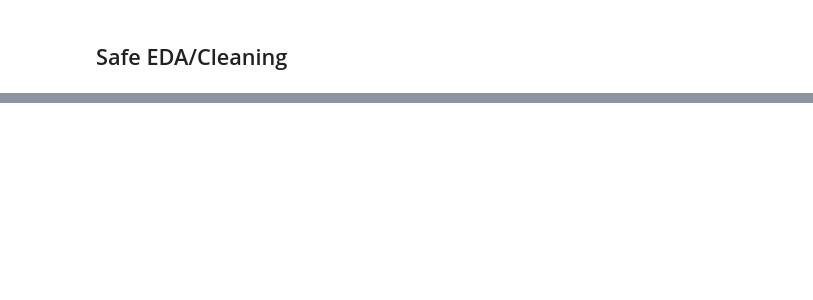
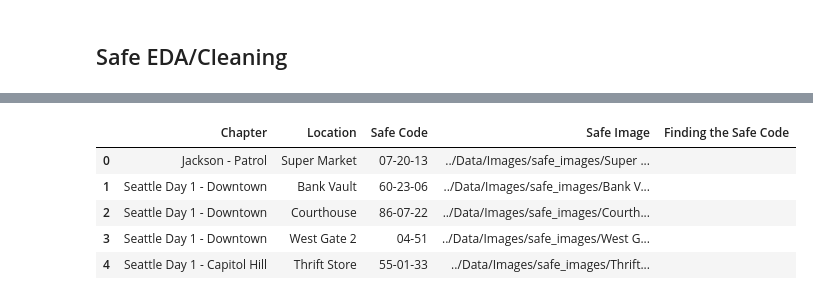
Before and after one commit to Jagroop-Dev/The_Last_Of_Us_Part_II_Chatbot, a Jupyter notebook: Cleaned Data/Data_Cleaner.ipynb, the cells around one changed output, grey strips where cells are left out. Drawn from its saved outputs; the diff is of its cells as text; code cells hidden in the pictures; blank space fills up the shorter version.

```diff
--- a/Cleaned Data/Data_Cleaner.ipynb
+++ b/Cleaned Data/Data_Cleaner.ipynb
@@ -367,15 +359,15 @@ character_info_df
 def populate_basic_information(character_name, character_df, character_info_df):
     character_data_row = character_df[character_df['Character Name'] == character_name]
 
-    if not character_data_row.empty and 'Character Info' in character_data_row.columns:
-        character_info_data = character_data_row['Character Info'].iloc[0]
+    if not character_data_row.empty and 'Character Information' in character_data_row.columns:
+        character_info_data = character_data_row['Character Information'].iloc[0]
 
 
         if isinstance(character_info_data, str):
             try:
                 character_info_data = ast.literal_eval(character_info_data)
             except (ValueError, SyntaxError) as e:
-                print(f"Could not evaluate character_info string for {character_name}: {e}")
+                print(f"Could not eval character_info for {character_name}: {e}")
                 character_info_data = {}
 
 
@@ -557,8 +587,8 @@ def populate_profile_and_backstory(character_name, character_df, character_info_
     character_data_row = character_df[character_df['Character Name'] == character_name]
 
 
-    if not character_data_row.empty and 'Character Info' in character_data_row.columns:
-        character_info_data = character_data_row['Character Info'].iloc[0]
+    if not character_data_row.empty and 'Character Information' in character_data_row.columns:
+        character_info_data = character_data_row['Character Information'].iloc[0]
 
 
         if isinstance(character_info_data, str):
@@ -601,8 +655,8 @@ def populate_what_happens(character_name, character_df, character_info_df):
     character_data_row = character_df[character_df['Character Name'] == character_name]
 
 
-    if not character_data_row.empty and 'Character Info' in character_data_row.columns:
-        character_info_data = character_data_row['Character Info'].iloc[0]
+    if not character_data_row.empty and 'Character Information' in character_data_row.columns:
+        character_info_data = character_data_row['Character Information'].iloc[0]
 
 
         if isinstance(character_info_data, str):
@@ -741,6 +838,6 @@ Trophy_df.to_csv('trophy_information.csv', index=False)
 # %% [markdown]
 ## Safe EDA/Cleaning
 # %%
-Safecodes_df = pd.read_csv('../Data/safe_codes_.csv')
+Safecodes_df = pd.read_csv('../Data/Safecode.csv')
 
 Safecodes_df.head()
@@ -761,12 +879,19 @@ safe_codes_df.head()
 # %%
 def update_safe_image_url(row):
     location_name = row['Location']
     image_path = f"../Data/Images/safe_images/{location_name}.jpg"
     return image_path
 
 safe_codes_df['Safe Image'] = safe_codes_df.apply(update_safe_image_url, axis=1)
 
-display(safe_codes_df.head())
+safe_codes_df.head()
+# %% [output]
+|  | Chapter | Location | Safe Code | Safe Image | Finding the Safe Code |
+| 0 | Jackson - Patrol | Super Market | 07-20-13 | ../Data/Images/safe_images/Super ... |  |
+| 1 | Seattle Day 1 - Downtown | Bank Vault | 60-23-06 | ../Data/Images/safe_images/Bank V... |  |
+| 2 | Seattle Day 1 - Downtown | Courthouse | 86-07-22 | ../Data/Images/safe_images/Courth... |  |
+| 3 | Seattle Day 1 - Downtown | West Gate 2 | 04-51 | ../Data/Images/safe_images/West G... |  |
+| 4 | Seattle Day 1 - Capitol Hill | Thrift Store | 55-01-33 | ../Data/Images/safe_images/Thrift... |  |
 # %%
 def process_safe_steps_and_images(row):
     steps_data_str = row['Steps to Safe']
```
Also changed, not shown: parts of 43 cells of this notebook, 4 other files.
